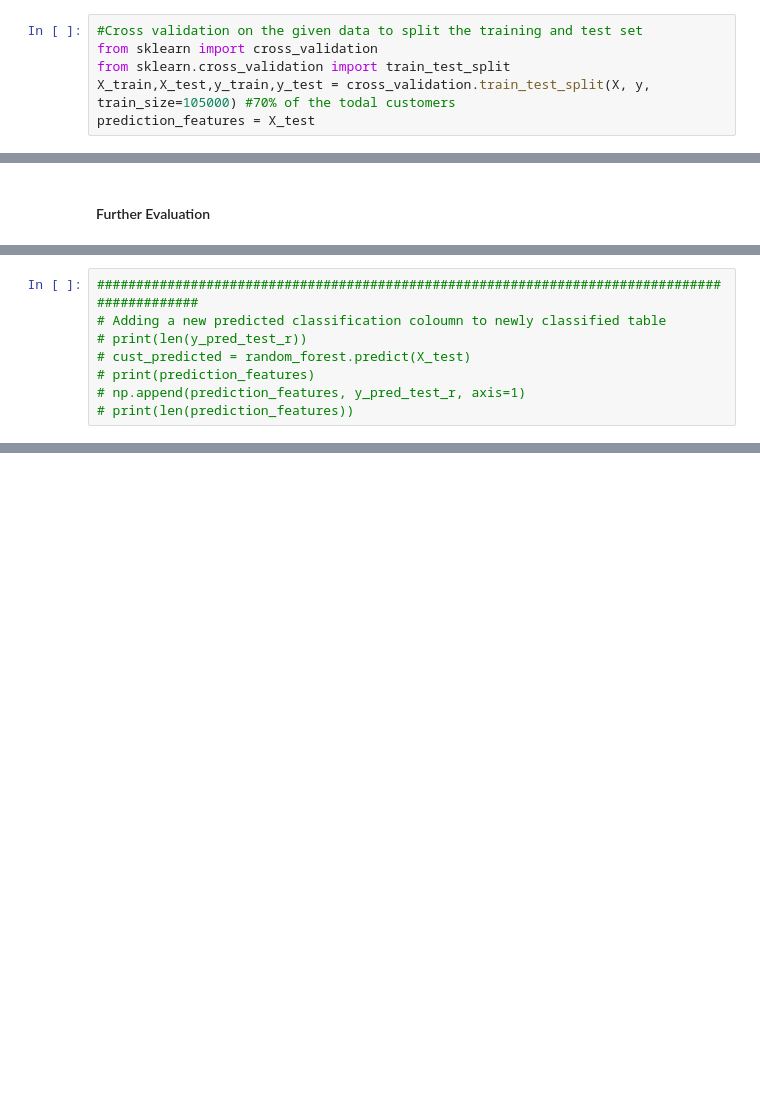
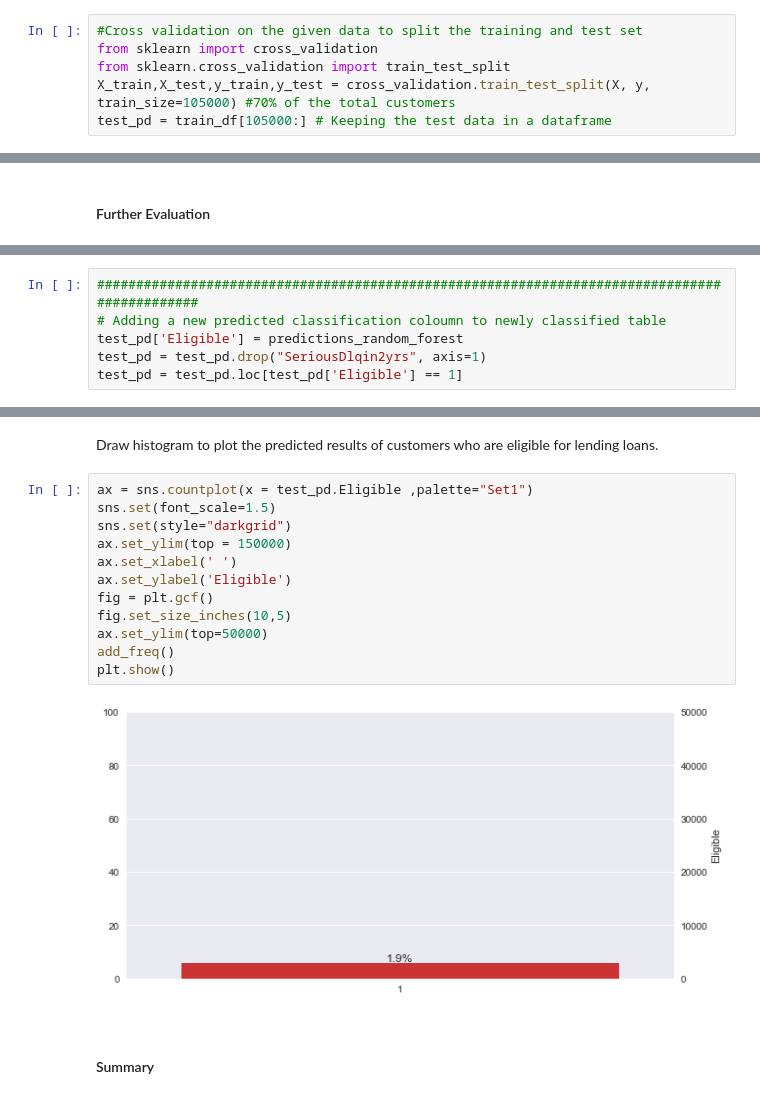
Before and after one commit to biswajithgopinathan/credit_risk_predictor, a Jupyter notebook: credit_risk_classifier.ipynb, the cells around one changed output, grey strips where cells are left out. Drawn from its saved outputs; the diff is of its cells as text; blank space fills up the shorter version.

```diff
--- a/credit_risk_classifier.ipynb
+++ b/credit_risk_classifier.ipynb
@@ -431,8 +394,8 @@ X= imputer.transform(X)
 #Cross validation on the given data to split the training and test set
 from sklearn import cross_validation
 from sklearn.cross_validation import train_test_split
-X_train,X_test,y_train,y_test = cross_validation.train_test_split(X, y, train_size=105000) #70% of the todal customers
-prediction_features = X_test
+X_train,X_test,y_train,y_test = cross_validation.train_test_split(X, y, train_size=105000) #70% of the total customers
+test_pd = train_df[105000:] # Keeping the test data in a dataframe
 # %% [markdown]
 #### I am defining the implementation as a trial and error because I will just throw everything I have in them and check the accuracy.My hope is to see significant improvements once that I will engineer some features. This is a classification problem and this means that we can use the following algorithms:
 
@@ -710,8 +708,6 @@ plt.plot(range(10),outcomes)
 # %%
 #############################################################################################
 # Adding a new predicted classification coloumn to newly classified table
-# print(len(y_pred_test_r))
-# cust_predicted = random_forest.predict(X_test)
-# print(prediction_features)
-# np.append(prediction_features, y_pred_test_r, axis=1)
-# print(len(prediction_features))
+test_pd['Eligible'] = predictions_random_forest
+test_pd = test_pd.drop("SeriousDlqin2yrs", axis=1)
+test_pd = test_pd.loc[test_pd['Eligible'] == 1]
@@ -717,0 +731,18 @@ plt.plot(range(10),outcomes)
+# %% [markdown]
+Draw histogram to plot the predicted results of customers who are eligible for lending loans.
+# %%
+ax = sns.countplot(x = test_pd.Eligible ,palette="Set1")
+sns.set(font_scale=1.5)
+sns.set(style="darkgrid")
+ax.set_ylim(top = 150000)
+ax.set_xlabel(' ')
+ax.set_ylabel('Eligible')
+fig = plt.gcf()
+fig.set_size_inches(10,5)
+ax.set_ylim(top=50000)
+add_freq()
+plt.show()
+# %% [output]
+[figure, added]
+# %% [markdown]
+#### Summary
```
Also changed, not shown: parts of 37 cells of this notebook.
